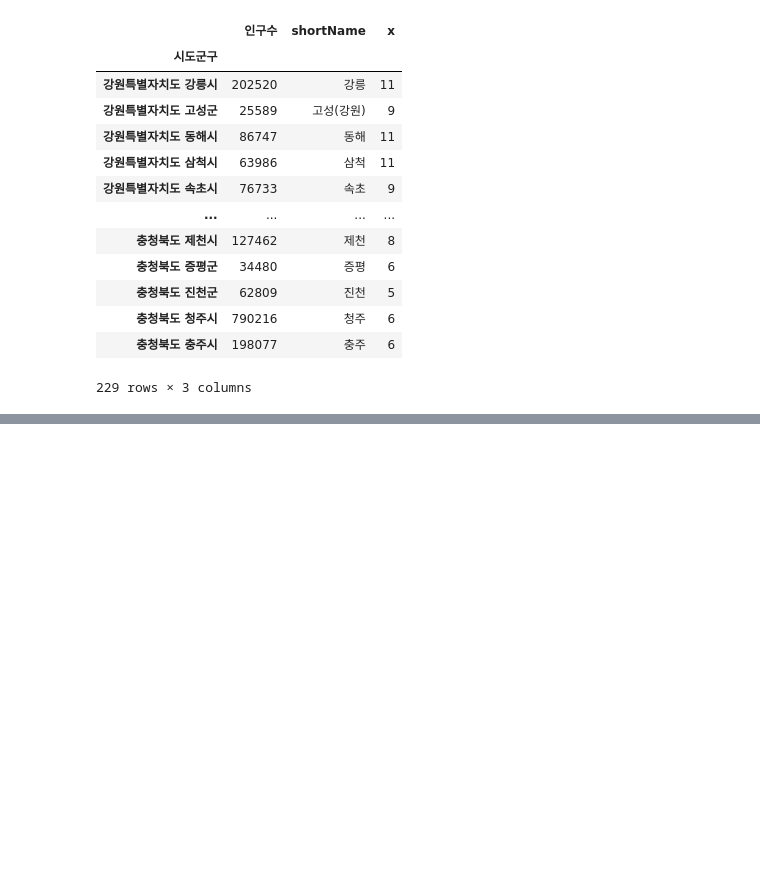
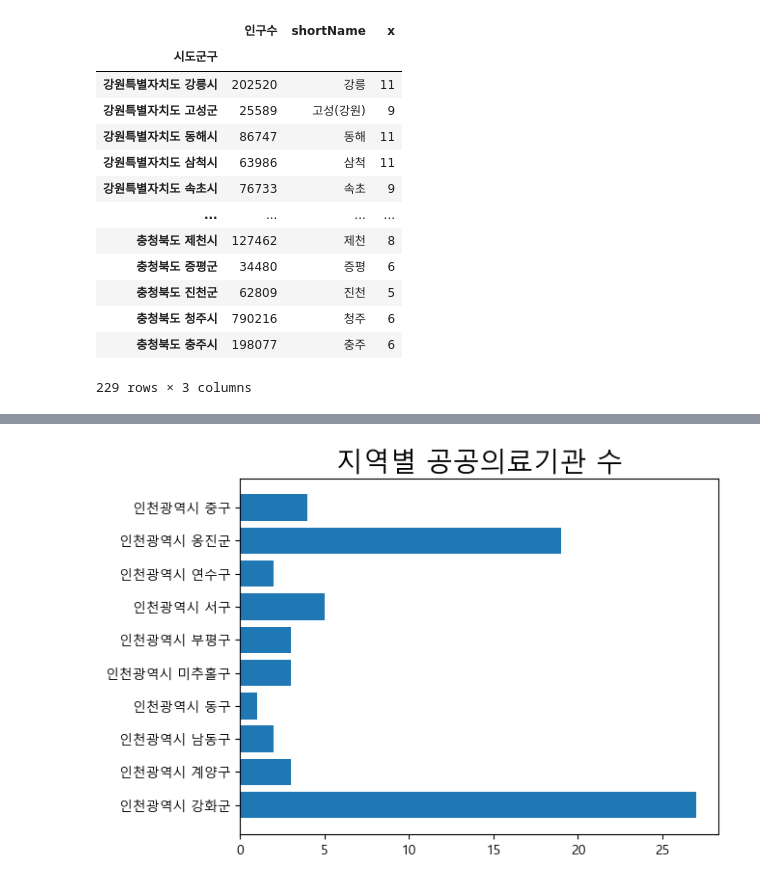
Before and after one commit to helen-cho/python, a Jupyter notebook: 04.데이터시각화/프로젝트/06.행정구역/03.블럭맵.ipynb, the cells around one changed output, grey strips where cells are left out. Drawn from its saved outputs; the diff is of its cells as text; code cells hidden in the pictures; blank space fills up the shorter version.

```diff
--- a/04.데이터시각화/프로젝트/06.행정구역/03.블럭맵.ipynb
+++ b/04.데이터시각화/프로젝트/06.행정구역/03.블럭맵.ipynb
@@ -171,0 +188,18 @@ local
+# %%
+import matplotlib.pyplot as plt
+plt.rc('font', family = 'Malgun Gothic')
+plt.rc('font', size=10)
+plt.rc('axes', unicode_minus = False)
+
+df = pd.read_csv('인구수별공공의료기관수.csv')
+word='인천'
+filt = df['시도군구'].str.contains(word)
+df = df[filt]
+if len(df)>0:
+    df = df[:10]
+
+plt.title('지역별 공공의료기관 수', size=20)
+plt.barh(df['시도군구'], df['count'])
+plt.show()
+# %% [output]
+[figure, added]
```
Also changed, not shown: parts of 1 cell of this notebook, 2 other files.
